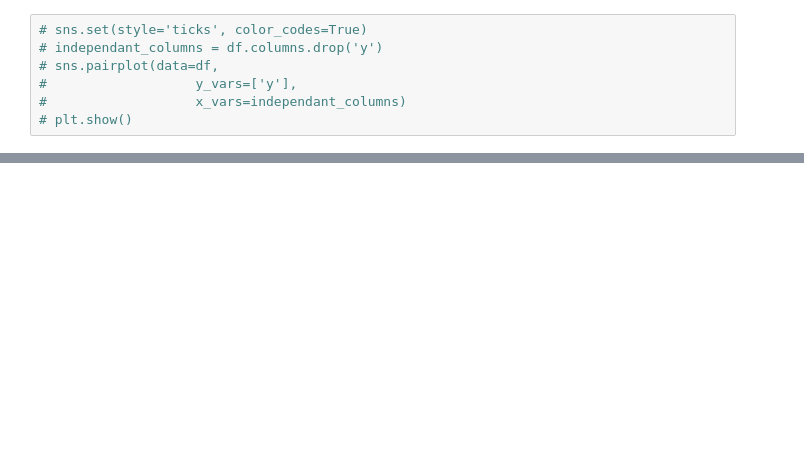
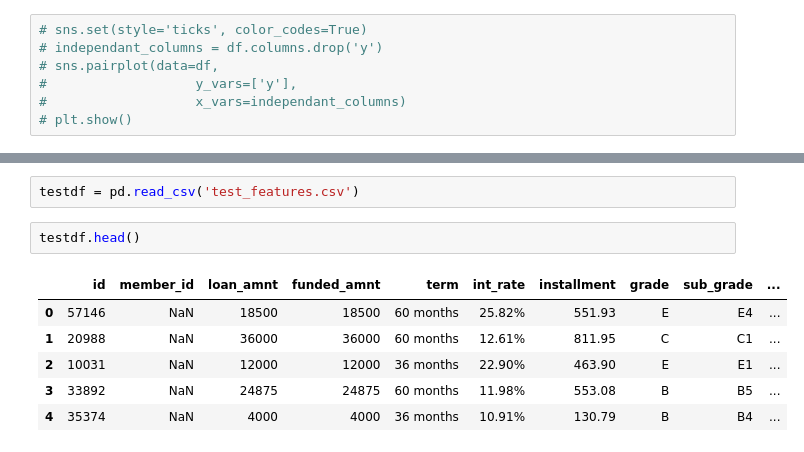
Before and after one commit to bloominstituteoftechnology/DS-Unit-4-Sprint-1-Tree-Ensembles, a Jupyter notebook: module1-decision-trees/module1-decision-trees.ipynb, the cells around one changed output, grey strips where cells are left out. Saved outputs shown, nothing was run; the diff lists cells and outputs as text; blank space fills up the shorter version.

```diff
--- a/module1-decision-trees/module1-decision-trees.ipynb
+++ b/module1-decision-trees/module1-decision-trees.ipynb
@@ -185,0 +136,11 @@ def classify_loans(max_depth):
+# %%
+testdf = pd.read_csv('test_features.csv')
+# %%
+testdf.head()
+# %% [output]
+|  | id | member_id | loan_amnt | funded_amnt | term | int_rate | installment | grade | sub_grade | ... |
+| 0 | 57146 | NaN | 18500 | 18500 | 60 months | 25.82% | 551.93 | E | E4 | ... |
+| 1 | 20988 | NaN | 36000 | 36000 | 60 months | 12.61% | 811.95 | C | C1 | ... |
+| 2 | 10031 | NaN | 12000 | 12000 | 36 months | 22.90% | 463.90 | E | E1 | ... |
+| 3 | 33892 | NaN | 24875 | 24875 | 60 months | 11.98% | 553.08 | B | B5 | ... |
+| 4 | 35374 | NaN | 4000 | 4000 | 36 months | 10.91% | 130.79 | B | B4 | ... |
```
Also changed, not shown: parts of 37 cells of this notebook.
